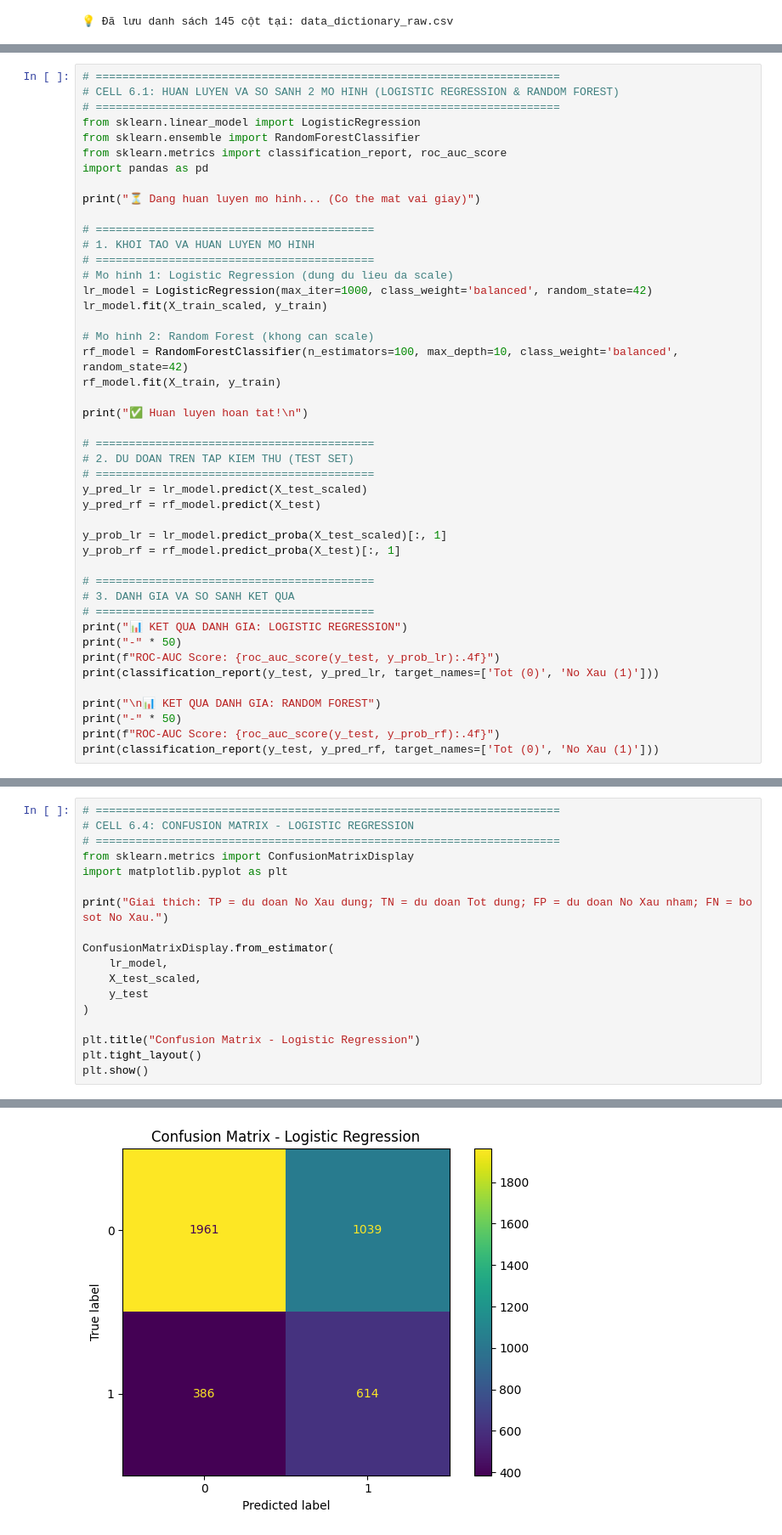
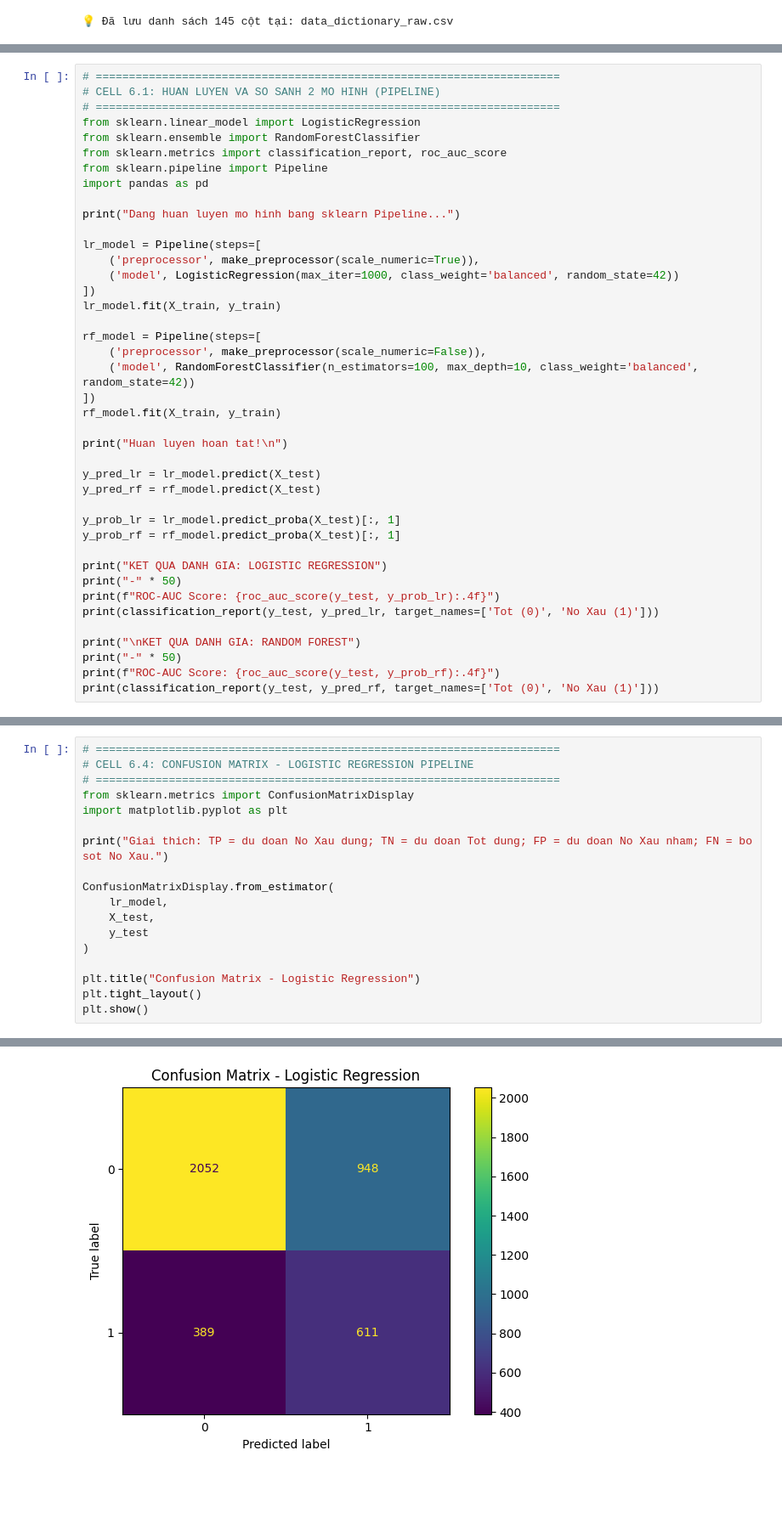
Before and after one commit to duyhoangdev/Credit_predict, a Jupyter notebook: notebooks/02_ETL_and_Model_Traing.ipynb, the cells around one changed output, grey strips where cells are left out. Shown at 85% size. Drawn from its saved outputs; the diff is of its cells as text; blank space fills up the shorter version.

```diff
--- a/notebooks/02_ETL_and_Model_Traing.ipynb
+++ b/notebooks/02_ETL_and_Model_Traing.ipynb
@@ -821,45 +1050,41 @@ print("✅ Da scale X_train/X_test cho Logistic Regression")
 # %%
 # ======================================================================
-# CELL 6.1: HUAN LUYEN VA SO SANH 2 MO HINH (LOGISTIC REGRESSION & RANDOM FOREST)
+# CELL 6.1: HUAN LUYEN VA SO SANH 2 MO HINH (PIPELINE)
 # ======================================================================
 from sklearn.linear_model import LogisticRegression
 from sklearn.ensemble import RandomForestClassifier
 from sklearn.metrics import classification_report, roc_auc_score
+from sklearn.pipeline import Pipeline
 import pandas as pd
 
-print("⏳ Dang huan luyen mo hinh... (Co the mat vai giay)")
+print("Dang huan luyen mo hinh bang sklearn Pipeline...")
 
-# ==========================================
-# 1. KHOI TAO VA HUAN LUYEN MO HINH
-# ==========================================
-# Mo hinh 1: Logistic Regression (dung du lieu da scale)
-lr_model = LogisticRegression(max_iter=1000, class_weight='balanced', random_state=42)
-lr_model.fit(X_train_scaled, y_train)
+lr_model = Pipeline(steps=[
+    ('preprocessor', make_preprocessor(scale_numeric=True)),
+    ('model', LogisticRegression(max_iter=1000, class_weight='balanced', random_state=42))
+])
+lr_model.fit(X_train, y_train)
 
-# Mo hinh 2: Random Forest (khong can scale)
-rf_model = RandomForestClassifier(n_estimators=100, max_depth=10, class_weight='balanced', random_state=42)
+rf_model = Pipeline(steps=[
+    ('preprocessor', make_preprocessor(scale_numeric=False)),
+    ('model', RandomForestClassifier(n_estimators=100, max_depth=10, class_weight='balanced', random_state=42))
+])
 rf_model.fit(X_train, y_train)
 
-print("✅ Huan luyen hoan tat!\n")
+print("Huan luyen hoan tat!\n")
 
-# ==========================================
-# 2. DU DOAN TREN TAP KIEM THU (TEST SET)
-# ==========================================
-y_pred_lr = lr_model.predict(X_test_scaled)
+y_pred_lr = lr_model.predict(X_test)
 y_pred_rf = rf_model.predict(X_test)
 
-y_prob_lr = lr_model.predict_proba(X_test_scaled)[:, 1]
+y_prob_lr = lr_model.predict_proba(X_test)[:, 1]
 y_prob_rf = rf_model.predict_proba(X_test)[:, 1]
 
-# ==========================================
-# 3. DANH GIA VA SO SANH KET QUA
-# ==========================================
-print("📊 KET QUA DANH GIA: LOGISTIC REGRESSION")
+print("KET QUA DANH GIA: LOGISTIC REGRESSION")
 print("-" * 50)
 print(f"ROC-AUC Score: {roc_auc_score(y_test, y_prob_lr):.4f}")
 print(classification_report(y_test, y_pred_lr, target_names=['Tot (0)', 'No Xau (1)']))
 
-print("\n📊 KET QUA DANH GIA: RANDOM FOREST")
+print("\nKET QUA DANH GIA: RANDOM FOREST")
 print("-" * 50)
 print(f"ROC-AUC Score: {roc_auc_score(y_test, y_prob_rf):.4f}")
 print(classification_report(y_test, y_pred_rf, target_names=['Tot (0)', 'No Xau (1)']))
@@ -948,24 +1175,24 @@ print("Nhan xet: Cac bien nhu int_rate, grade, dti_clipped thuong co anh huong m
 Nhan xet: Cac bien nhu int_rate, grade, dti_clipped thuong co anh huong manh den kha nang vo no.
 # %%
 # ======================================================================
-# CELL 6.4: CONFUSION MATRIX - LOGISTIC REGRESSION
+# CELL 6.4: CONFUSION MATRIX - LOGISTIC REGRESSION PIPELINE
 # ======================================================================
 from sklearn.metrics import ConfusionMatrixDisplay
 import matplotlib.pyplot as plt
 
 print("Giai thich: TP = du doan No Xau dung; TN = du doan Tot dung; FP = du doan No Xau nham; FN = bo sot No Xau.")
 
 ConfusionMatrixDisplay.from_estimator(
     lr_model,
-    X_test_scaled,
+    X_test,
     y_test
 )
 
 plt.title("Confusion Matrix - Logistic Regression")
 plt.tight_layout()
 plt.show()
 # %% [output]
 Giai thich: TP = du doan No Xau dung; TN = du doan Tot dung; FP = du doan No Xau nham; FN = bo sot No Xau.
-[figure, old version]
+[figure, new version]
 # %%
 # ======================================================================
```
Also changed, not shown: parts of 17 cells of this notebook, 38 other files.
